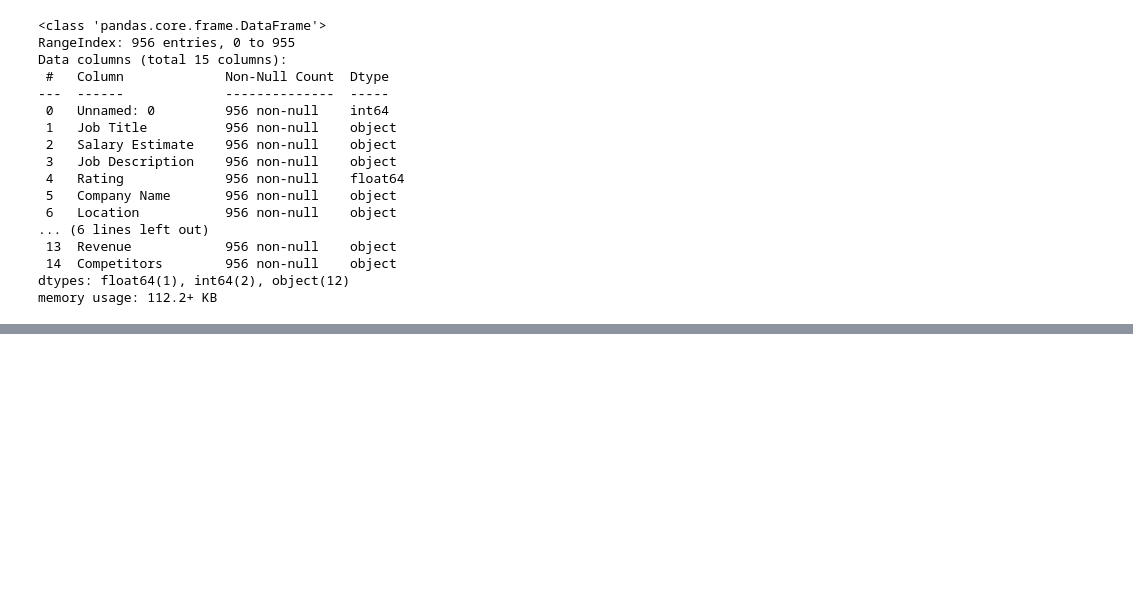
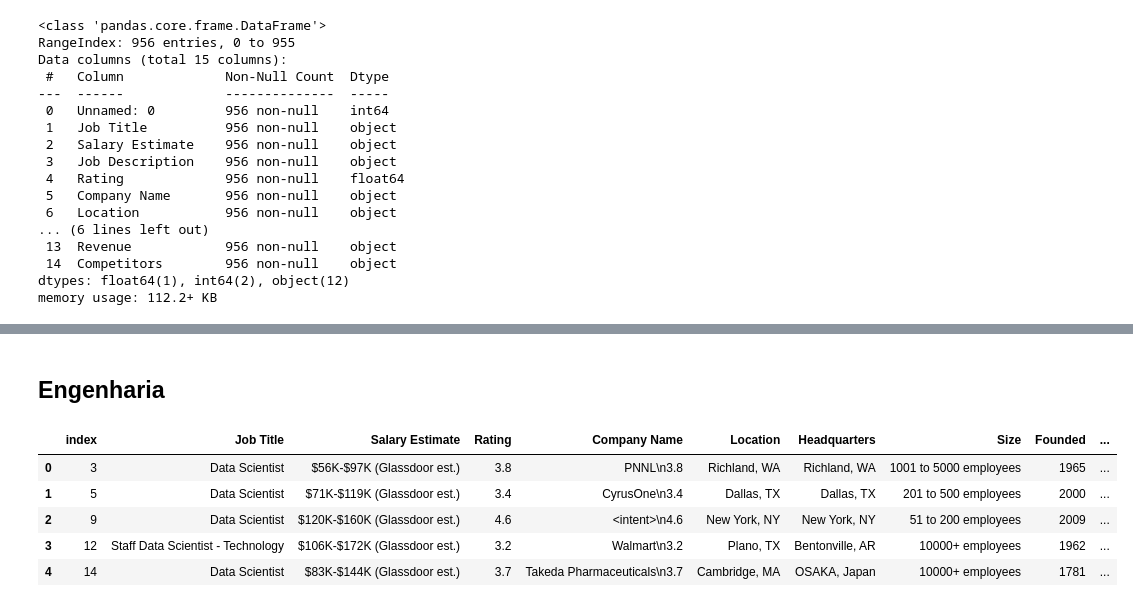
Before and after one commit to KevBoyz/some-python, a Jupyter notebook: Data_Science/Projects/07-Salary_prediction/main.ipynb, the cells around one changed output, grey strips where cells are left out. Saved outputs shown, nothing was run; the diff lists cells and outputs as text; code cells hidden in the pictures; blank space fills up the shorter version.

```diff
--- a/Data_Science/Projects/07-Salary_prediction/main.ipynb
+++ b/Data_Science/Projects/07-Salary_prediction/main.ipynb
@@ -3,10 +3,17 @@ import pandas as pd
 from sklearn.pipeline import Pipeline
 from sklearn.preprocessing import StandardScaler
 from sklearn.preprocessing import OneHotEncoder
+from sklearn.preprocessing import OrdinalEncoder
 from sklearn.compose import ColumnTransformer
 from sklearn.impute import SimpleImputer
 
+import matplotlib.pyplot as plt
+import seaborn as sns
+import numpy as np
+
 pd.set_option('display.max_columns', None)
+pd.set_option('display.max_rows', None)
+pd.set_option('display.max_colwidth', None)
 # %%
 df = pd.read_csv('glassdoor_jobs.csv')
 # %%
@@ -54,0 +84,3 @@ df_cat.value_counts().plot.bar()
+# %%
+for col in df_cat:
+    df = df[~df[col].isin(['Unknown', 'Unknown / Non-Applicable', '-1'])]
@@ -54,0 +93,3 @@ df_cat.value_counts().plot.bar()
+# %%
+df = df[df['Rating'] != -1]
+df = df[df['Founded'] > 1500]
@@ -54,0 +100,12 @@ df_cat.value_counts().plot.bar()
+# %% [markdown]
+## Engenharia
+# %%
+df.reset_index(inplace=True)
+df.head()
+# %% [output]
+|  | index | Job Title | Salary Estimate | Rating | Company Name | Location | Headquarters | Size | Founded | ... |
+| 0 | 3 | Data Scientist | $56K-$97K (Glassdoor est.) | 3.8 | PNNL\n3.8 | Richland, WA | Richland, WA | 1001 to 5000 employees | 1965 | ... |
+| 1 | 5 | Data Scientist | $71K-$119K (Glassdoor est.) | 3.4 | CyrusOne\n3.4 | Dallas, TX | Dallas, TX | 201 to 500 employees | 2000 | ... |
+| 2 | 9 | Data Scientist | $120K-$160K (Glassdoor est.) | 4.6 | <intent>\n4.6 | New York, NY | New York, NY | 51 to 200 employees | 2009 | ... |
+| 3 | 12 | Staff Data Scientist - Technology | $106K-$172K (Glassdoor est.) | 3.2 | Walmart\n3.2 | Plano, TX | Bentonville, AR | 10000+ employees | 1962 | ... |
+| 4 | 14 | Data Scientist | $83K-$144K (Glassdoor est.) | 3.7 | Takeda Pharmaceuticals\n3.7 | Cambridge, MA | OSAKA, Japan | 10000+ employees | 1781 | ... |
```
Also changed, not shown: parts of 21 cells of this notebook.
